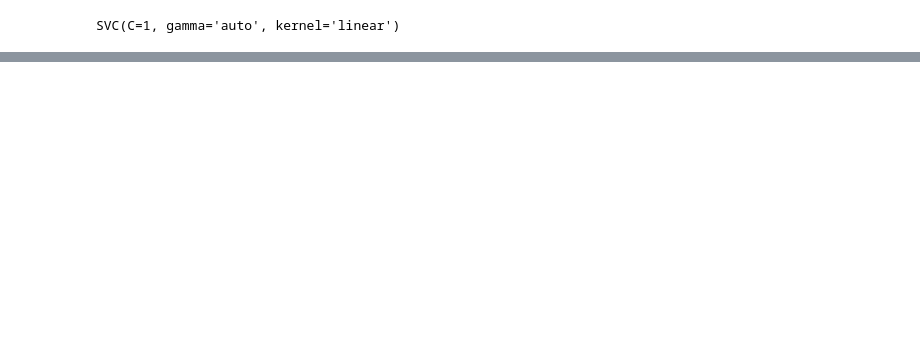
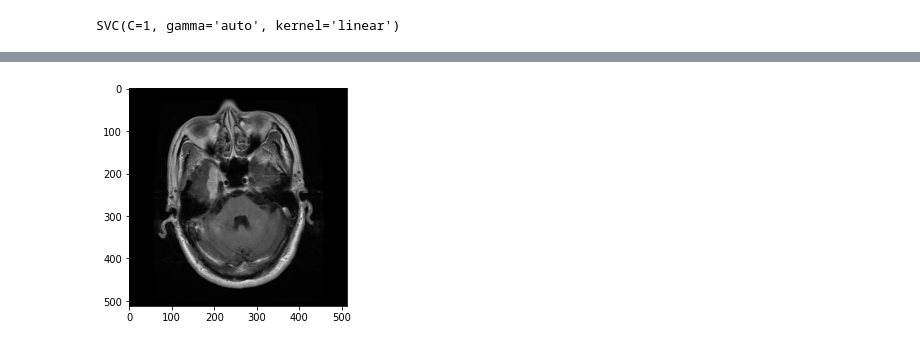
Before and after one commit to tobyloby12/AMLS-assignment, a Jupyter notebook: image_processing_SVM_feature_selection.ipynb, the cells around one changed output, grey strips where cells are left out. Cells and saved outputs as stored; diff of their text form; code cells hidden in the pictures; blank space fills up the shorter version.

```diff
--- a/image_processing_SVM_feature_selection.ipynb
+++ b/image_processing_SVM_feature_selection.ipynb
@@ -13,6 +14,20 @@ def calculate_hog_features(image):
     hog_image = cv2.resize(image, (512, 256), interpolation=cv2.INTER_AREA)
     fd, hog_image = hog(hog_image, orientations=8, pixels_per_cell=(16, 16), cells_per_block=(1, 1), visualize=True)
     return fd, hog_image
+# %%
+# https://www.pyimagesearch.com/2015/12/07/local-binary-patterns-with-python-opencv/
+
+def lbp_feature_selection(image):
+    lbp = local_binary_pattern(image, 24, 3, )
+
+
+    (hist, _) = np.histogram(lbp.ravel(), bins=np.arange(0, 24 + 3), range=(0, 24 + 2))
+    # normalize the histogram
+    hist = hist.astype("float")
+    hist /= (hist.sum() + 1e-7)
+    # return the histogram of Local Binary Patterns
+
+    return hist
 # %%
 # loading in images and turing it into an array to use as features, collecting labels
 path = os.getcwd()
@@ -115,0 +158,16 @@ print(x_train[0].shape)
+# %%
+# showing images which model failed on
+y_pred = model_dimension_reduction.predict(x_test)
+for i in range(len(y_pred)):
+    if y_pred[i] != y_test[i]:
+        if i<10:
+            img = cv2.imread(f'./dataset/image/IMAGE_000{i}.jpg')
+        elif i<100:
+            img = cv2.imread(f'./dataset/image/IMAGE_00{i}.jpg')
+        elif i<1000:
+            img = cv2.imread(f'./dataset/image/IMAGE_0{i}.jpg')
+        else:
+            img = cv2.imread(f'./dataset/image/IMAGE_{i}.jpg')
+        plt.imshow(img)
+# %% [output]
+[figure, added]
```
Also changed, not shown: parts of 6 cells of this notebook.
